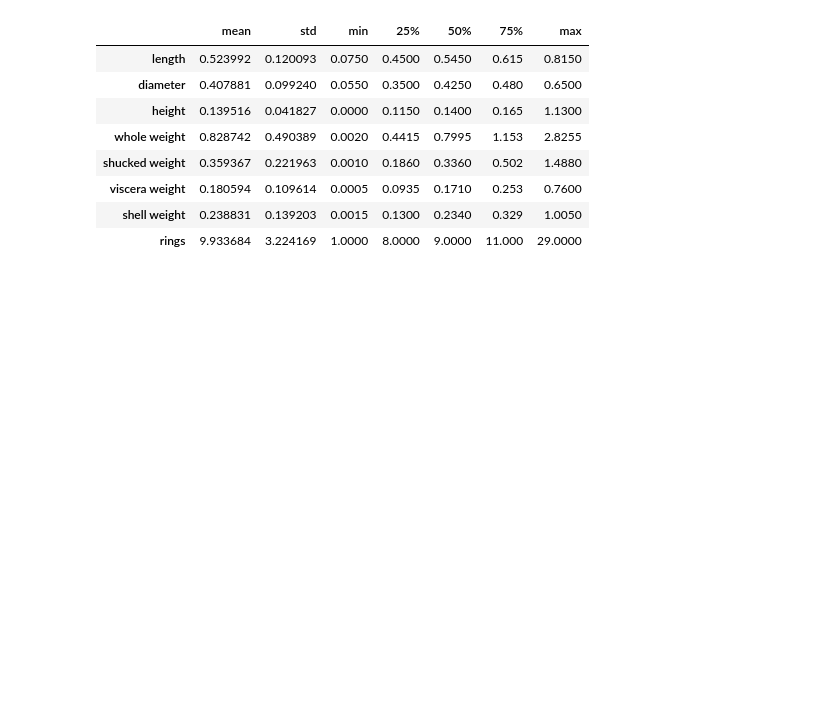
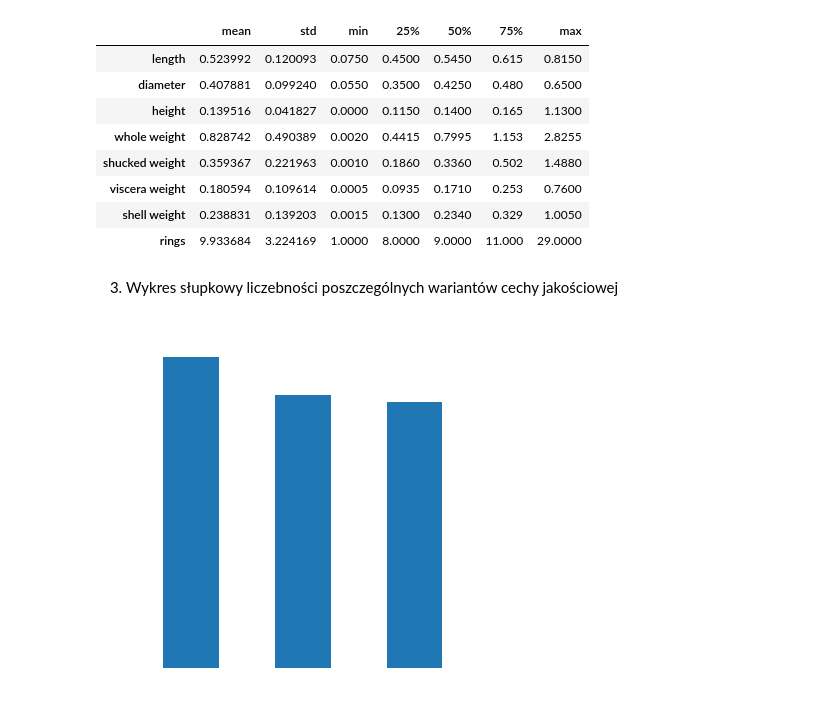
Before and after one commit to oskarkurczewski/ok_dl_zad4, a Jupyter notebook: analysis.ipynb, the cells around one changed output. Drawn from its saved outputs; the diff is of its cells as text; code cells hidden in the pictures; blank space fills up the shorter version.

Commit message:
add bar plot for qualitative features add histograms for quantitative features

```diff
--- a/analysis.ipynb
+++ b/analysis.ipynb
@@ -72,3 +76,19 @@ display(output_quantitative)
 | viscera weight | 0.180594 | 0.109614 | 0.0005 | 0.0935 | 0.1710 | 0.253 | 0.7600 |
 | shell weight | 0.238831 | 0.139203 | 0.0015 | 0.1300 | 0.2340 | 0.329 | 1.0050 |
 | rings | 9.933684 | 3.224169 | 1.0000 | 8.0000 | 9.0000 | 11.000 | 29.0000 |
+# %% [markdown]
+3. Wykres słupkowy liczebności poszczególnych wariantów cechy jakościowej
+# %%
+params = {'ytick.color' : 'w',
+          "xtick.color" : 'w',
+          'axes.labelcolor' : 'w',
+          'axes.edgecolor' : 'w',
+          'figure.figsize' : [6, 6],
+          'text.color': 'w'
+          }
+
+plt.rcParams.update(params)
+
+plot_qualitative = data['sex'].value_counts().plot.bar(rot = 0, title = 'sex')
+# %% [output]
+[figure, added]
```
Also changed, not shown: parts of 4 cells of this notebook.
